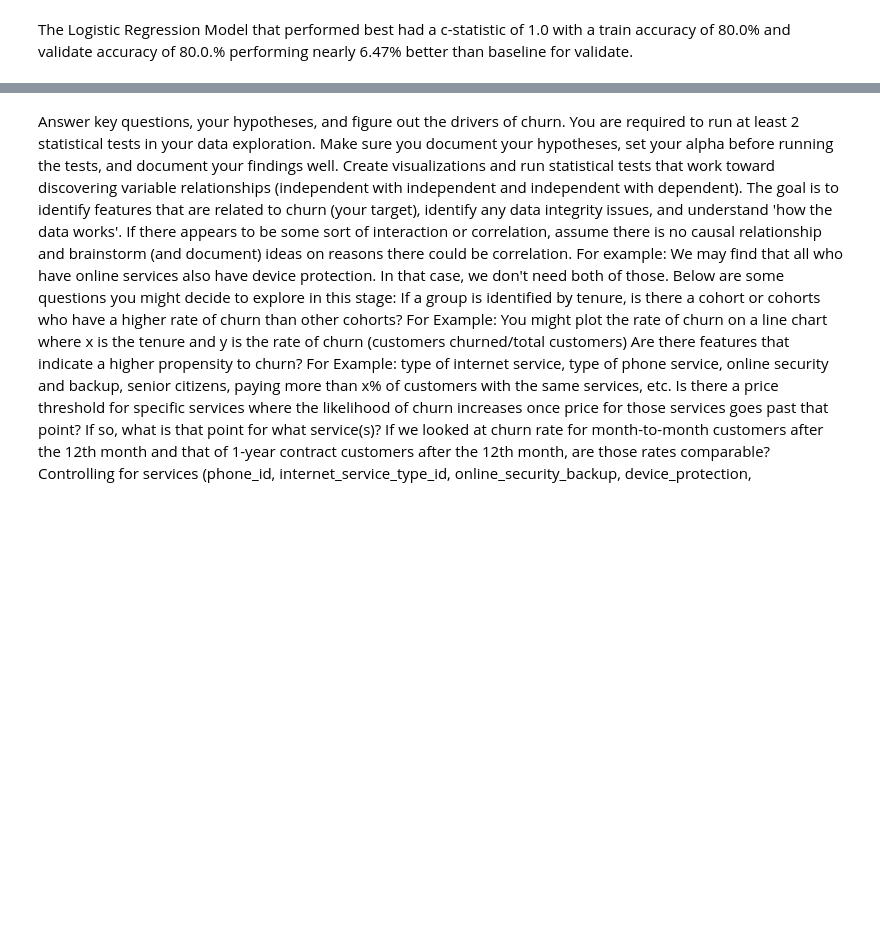
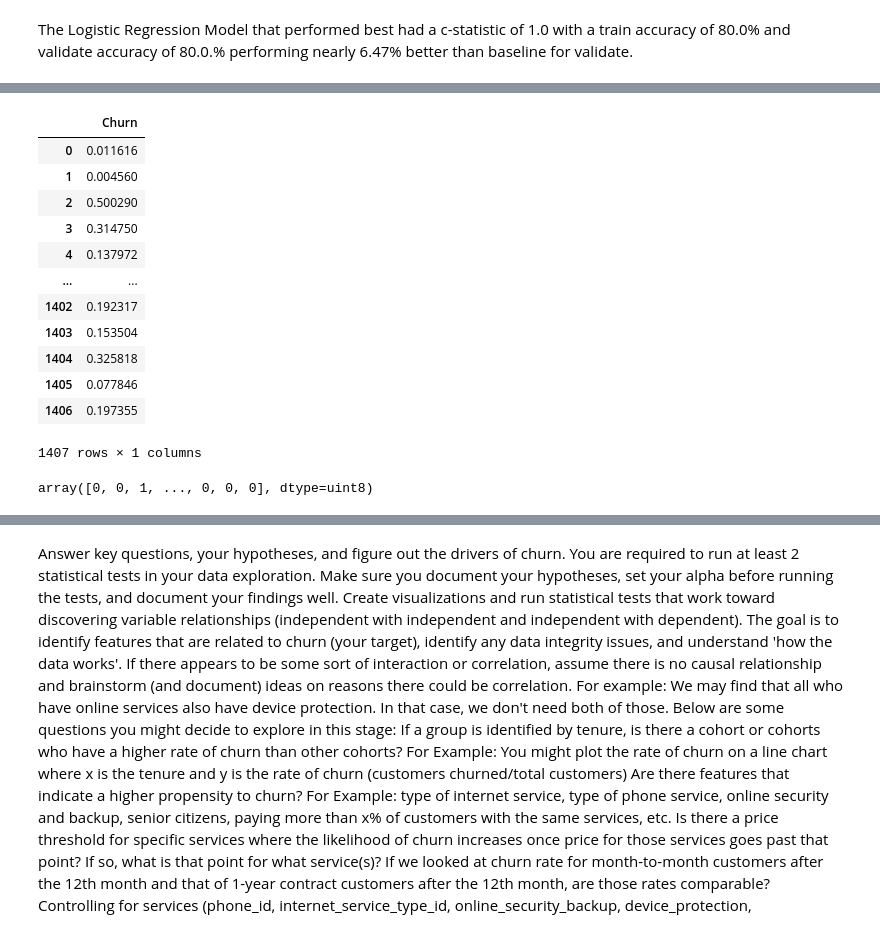
Before and after one commit to rachelrobbinsmayhill/classification-project, a Jupyter notebook: Churn_Work.ipynb, the cells around one changed output, grey strips where cells are left out. Drawn from its saved outputs; the diff is of its cells as text; code cells hidden in the pictures; blank space fills up the shorter version.

Commit message:
Updated modeling

```diff
--- a/Churn_Work.ipynb
+++ b/Churn_Work.ipynb
@@ -1428,0 +1507,13 @@ NameError: name 'features' is not defined
+# %%
+# Evaluate Random Forest model on train & validate set
+
+# define the model setting hyperparameters to values for current loop
+forest = RandomForestClassifier(max_depth=10, min_samples_leaf=10, random_state=123)
+
+# fit the model on train
+forest = forest.fit(X_test, y_test)
+
+# use the model and evaluate performance on validate
+test_accuracy = forest.score(X_test, y_test)
+
+print(f'test_accuracy: {train_accuracy: 2%}')
@@ -1428,0 +1524,2 @@ NameError: name 'features' is not defined
+# %%
+proba_test = forest.predict_proba(X_test)
@@ -1428,0 +1536,3 @@ NameError: name 'features' is not defined
+# %%
+proba_test = pd.DataFrame(proba_test, columns = ['No Churn', 'Churn'])
+proba_test.head()
@@ -1428,0 +1546,22 @@ NameError: name 'features' is not defined
+# %%
+proba_test = proba_test.drop(columns = 'No Churn')
+proba_test
+# %% [output]
+|  | Churn |
+| 0 | 0.011616 |
+| 1 | 0.004560 |
+| 2 | 0.500290 |
+| 3 | 0.314750 |
+| 4 | 0.137972 |
+| ... | ... |
+| 1402 | 0.192317 |
+| 1403 | 0.153504 |
+| 1404 | 0.325818 |
+| 1405 | 0.077846 |
+| 1406 | 0.197355 |
+1407 rows × 1 columns
+# %%
+prediction = forest.predict(X_test)
+prediction
+# %% [output]
+array([0, 0, 1, ..., 0, 0, 0], dtype=uint8)
```
Also changed, not shown: parts of 58 cells of this notebook.
